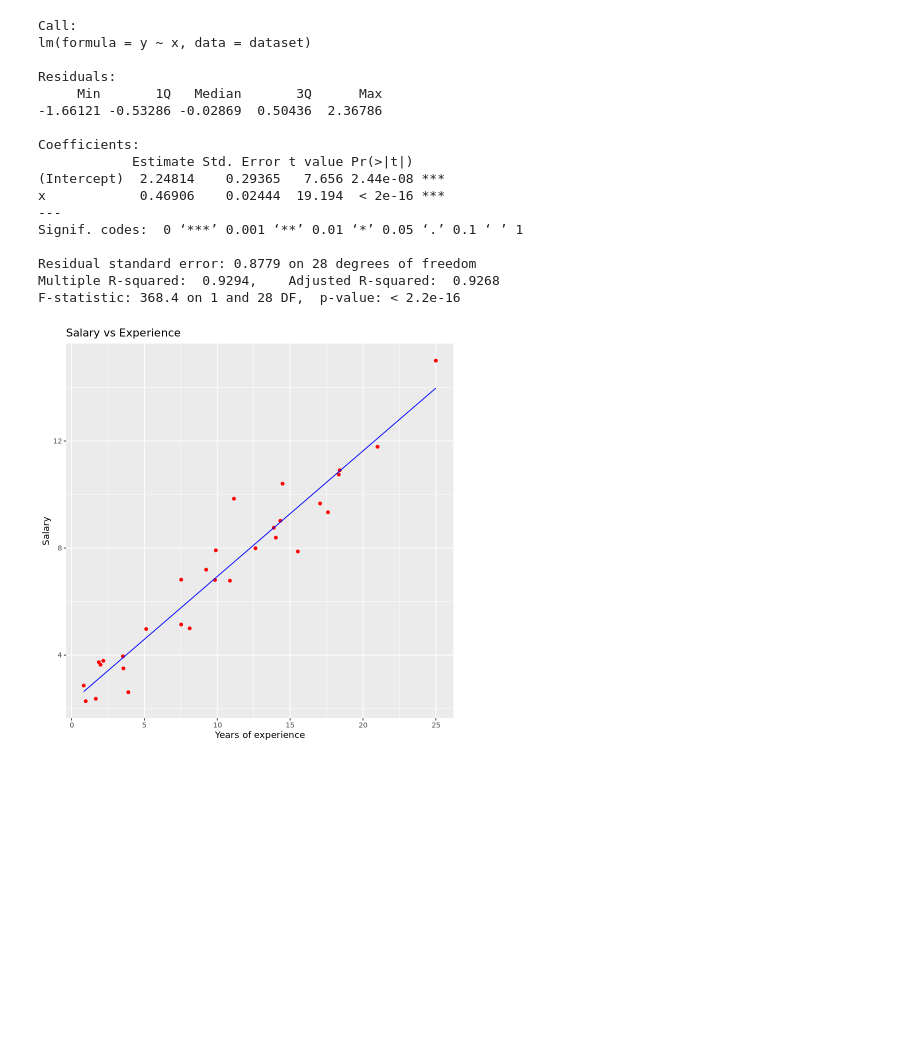
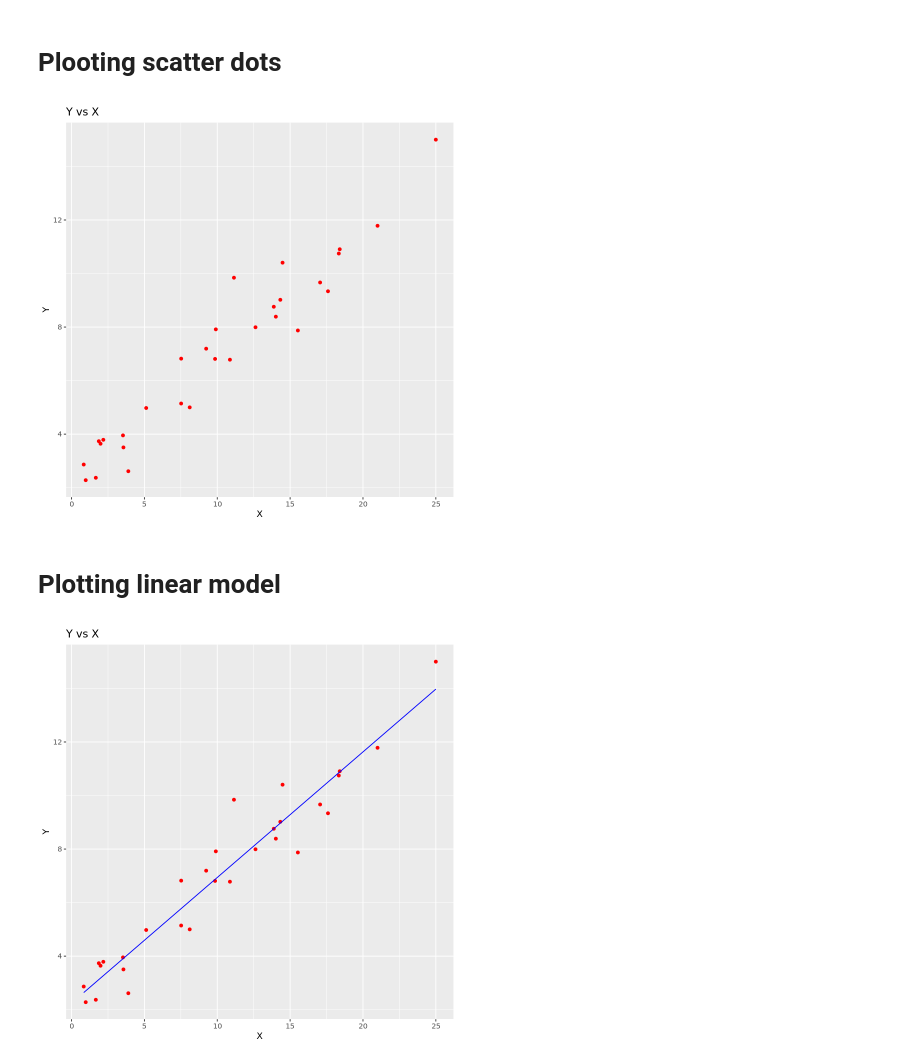
Before and after one commit to sungjyoo/R, a Jupyter notebook: HW_R_JN.ipynb, the cells around one changed output. Drawn from its saved outputs; the diff is of its cells as text; code cells hidden in the pictures; blank space fills up the shorter version.

```diff
--- a/HW_R_JN.ipynb
+++ b/HW_R_JN.ipynb
@@ -1,40 +37,24 @@
+# %% [markdown]
+# Plooting scatter dots
+# %%
+ggplot() +
+  geom_point(aes(x = dataset$x, y = dataset$y),
+             colour = 'red') +
+    ggtitle('Y vs X') +
+  xlab('X') +
+  ylab('Y')
+# %% [output]
+[figure, added]
+# %% [markdown]
+# Plotting linear model
 # %%
-# Importing the dataset
-dataset = read.csv('regrex1.csv')
-
-# Fitting Linear Regression to the dataset
-model = lm(formula = y ~ x,
-               data = dataset)
-
- #Summary analysis of the model
-summary(model)
-
-#Visualizing the Linear Regression results
-library(ggplot2)
 ggplot() +
   geom_point(aes(x = dataset$x, y = dataset$y),
              colour = 'red') +
   geom_line(aes(x = dataset$x, y = predict(model, newdata = dataset)),
             colour = 'blue') +
-  ggtitle('Salary vs Experience') +
-  xlab('Years of experience') +
-  ylab('Salary')
+  ggtitle('Y vs X') +
+  xlab('X') +
+  ylab('Y')
 # %% [output]
-Call:
-lm(formula = y ~ x, data = dataset)
-
-Residuals:
-     Min       1Q   Median       3Q      Max
--1.66121 -0.53286 -0.02869  0.50436  2.36786
-
-Coefficients:
-            Estimate Std. Error t value Pr(>|t|)
-(Intercept)  2.24814    0.29365   7.656 2.44e-08 ***
-x            0.46906    0.02444  19.194  < 2e-16 ***
----
-Signif. codes:  0 ‘***’ 0.001 ‘**’ 0.01 ‘*’ 0.05 ‘.’ 0.1 ‘ ’ 1
-
-Residual standard error: 0.8779 on 28 degrees of freedom
-Multiple R-squared:  0.9294,    Adjusted R-squared:  0.9268
-F-statistic: 368.4 on 1 and 28 DF,  p-value: < 2.2e-16
-[figure, old version]
+[figure, new version]
```
Also changed, not shown: parts of 7 cells of this notebook, 3 other files.
